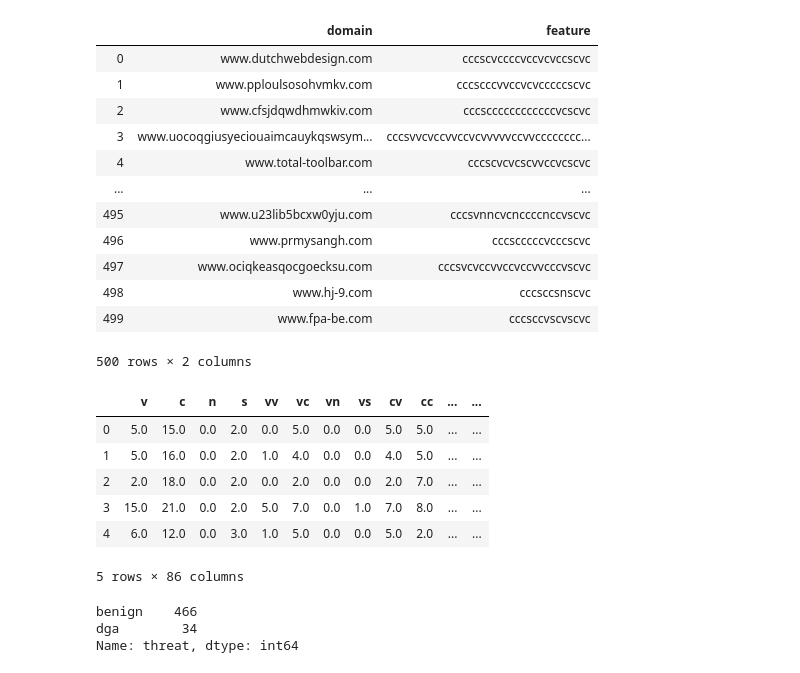
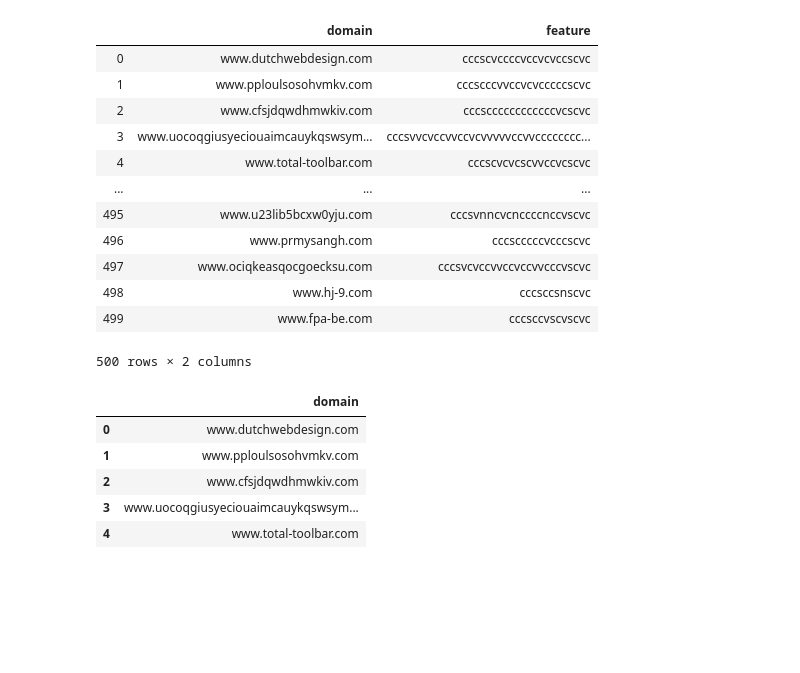
Before and after one commit to Tristan-Chow/Malicious-and-Benign-domain-detection, a Jupyter notebook: code/jupyternotebook/model_firstAttempt_updatedLogic_version.ipynb, the cells around one changed output. Cells and saved outputs as stored; diff of their text form; code cells hidden in the pictures; blank space fills up the shorter version.

```diff
--- a/code/jupyternotebook/model_firstAttempt_updatedLogic_version.ipynb
+++ b/code/jupyternotebook/model_firstAttempt_updatedLogic_version.ipynb
@@ -349,10 +260,0 @@ def bagofwords(assignment):
-# %%
-bagofwords(assignment).head()
-# %% [output]
-|  | v | c | n | s | vv | vc | vn | vs | cv | cc | ... | ... |
-| 0 | 5.0 | 15.0 | 0.0 | 2.0 | 0.0 | 5.0 | 0.0 | 0.0 | 5.0 | 5.0 | ... | ... |
-| 1 | 5.0 | 16.0 | 0.0 | 2.0 | 1.0 | 4.0 | 0.0 | 0.0 | 4.0 | 5.0 | ... | ... |
-| 2 | 2.0 | 18.0 | 0.0 | 2.0 | 0.0 | 2.0 | 0.0 | 0.0 | 2.0 | 7.0 | ... | ... |
-| 3 | 15.0 | 21.0 | 0.0 | 2.0 | 5.0 | 7.0 | 0.0 | 1.0 | 7.0 | 8.0 | ... | ... |
-| 4 | 6.0 | 12.0 | 0.0 | 3.0 | 1.0 | 5.0 | 0.0 | 0.0 | 5.0 | 2.0 | ... | ... |
-5 rows × 86 columns
@@ -363,6 +261,10 @@ assignment['threat']= assignment_predict
-# %%
-assignment.threat.value_counts()
-# %% [output]
-benign    466
-dga        34
-Name: threat, dtype: int64
+# %%
+real_time = pd.read_csv("../../data/assignment.csv",header=0,index_col=False)
+real_time.head()
+# %% [output]
+|  | domain |
+| 0 | www.dutchwebdesign.com |
+| 1 | www.pploulsosohvmkv.com |
+| 2 | www.cfsjdqwdhmwkiv.com |
+| 3 | www.uocoqgiusyeciouaimcauykqswsym... |
+| 4 | www.total-toolbar.com |
```
Also changed, not shown: parts of 17 cells of this notebook, 3 other files.
